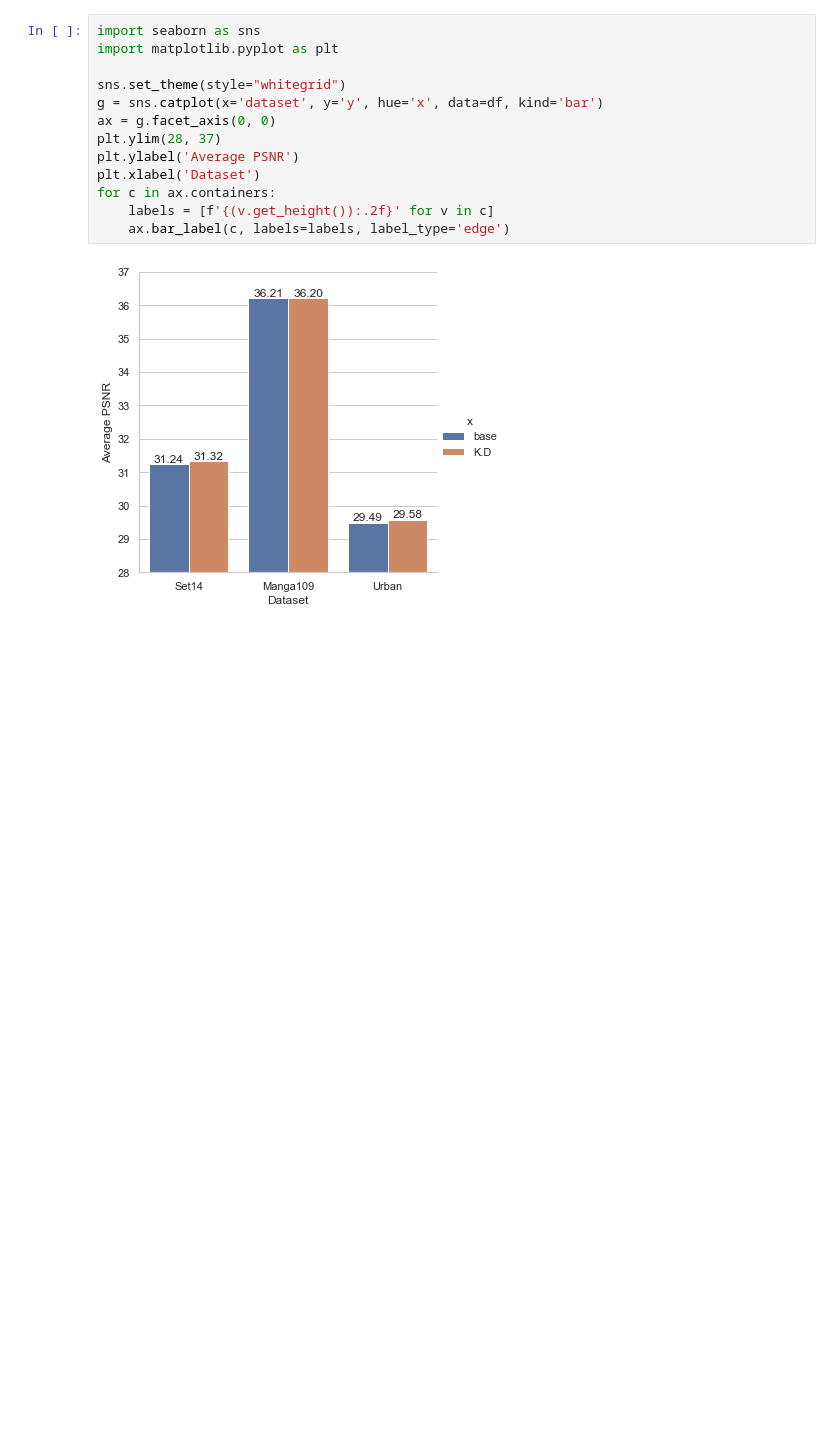
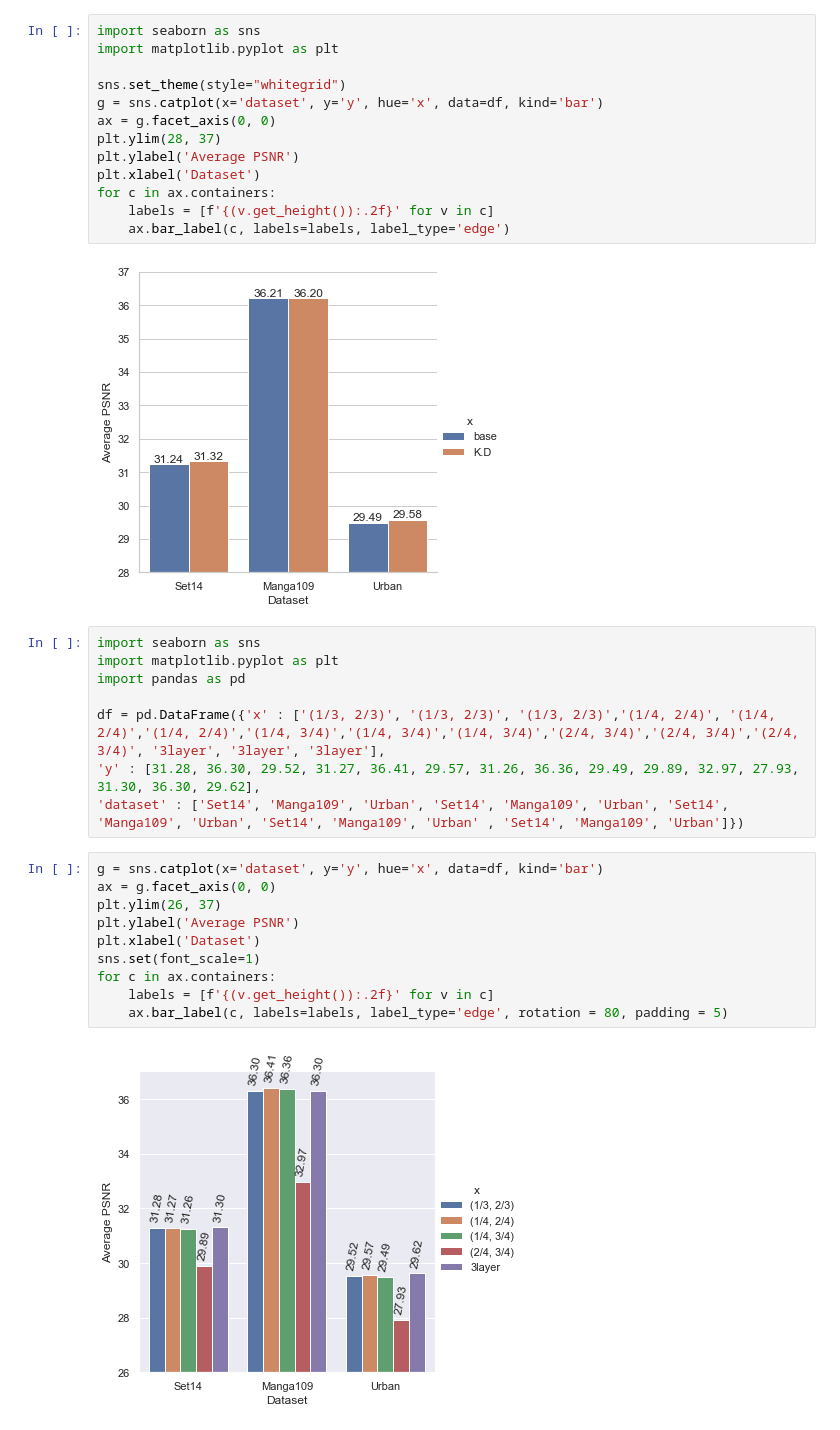
Before and after one commit to water-beetle/KAIR, a Jupyter notebook: make_graph.ipynb, the cells around one changed output. Cells and saved outputs as stored; diff of their text form; blank space fills up the shorter version.

```diff
--- a/make_graph.ipynb
+++ b/make_graph.ipynb
@@ -80,3 +80,23 @@ for c in ax.containers:
     ax.bar_label(c, labels=labels, label_type='edge')
 # %% [output]
 [figure]
+# %%
+import seaborn as sns
+import matplotlib.pyplot as plt
+import pandas as pd
+
+df = pd.DataFrame({'x' : ['(1/3, 2/3)', '(1/3, 2/3)', '(1/3, 2/3)','(1/4, 2/4)', '(1/4, 2/4)','(1/4, 2/4)','(1/4, 3/4)','(1/4, 3/4)','(1/4, 3/4)','(2/4, 3/4)','(2/4, 3/4)','(2/4, 3/4)', '3layer', '3layer', '3layer'],
+'y' : [31.28, 36.30, 29.52, 31.27, 36.41, 29.57, 31.26, 36.36, 29.49, 29.89, 32.97, 27.93, 31.30, 36.30, 29.62],
+'dataset' : ['Set14', 'Manga109', 'Urban', 'Set14', 'Manga109', 'Urban', 'Set14', 'Manga109', 'Urban', 'Set14', 'Manga109', 'Urban' , 'Set14', 'Manga109', 'Urban']})
+# %%
+g = sns.catplot(x='dataset', y='y', hue='x', data=df, kind='bar')
+ax = g.facet_axis(0, 0)
+plt.ylim(26, 37)
+plt.ylabel('Average PSNR')
+plt.xlabel('Dataset')
+sns.set(font_scale=1)
+for c in ax.containers:
+    labels = [f'{(v.get_height()):.2f}' for v in c]
+    ax.bar_label(c, labels=labels, label_type='edge', rotation = 80, padding = 5)
+# %% [output]
+[figure, added]
```
Also changed, not shown: parts of 4 cells of this notebook, 7 other files.
